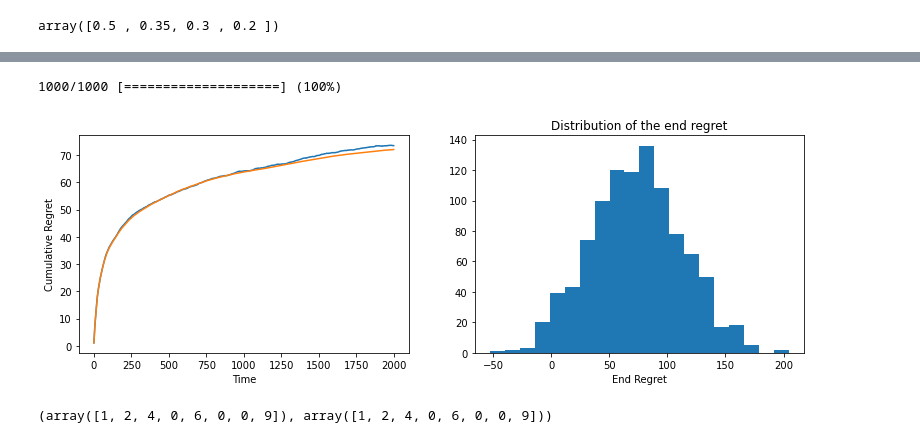
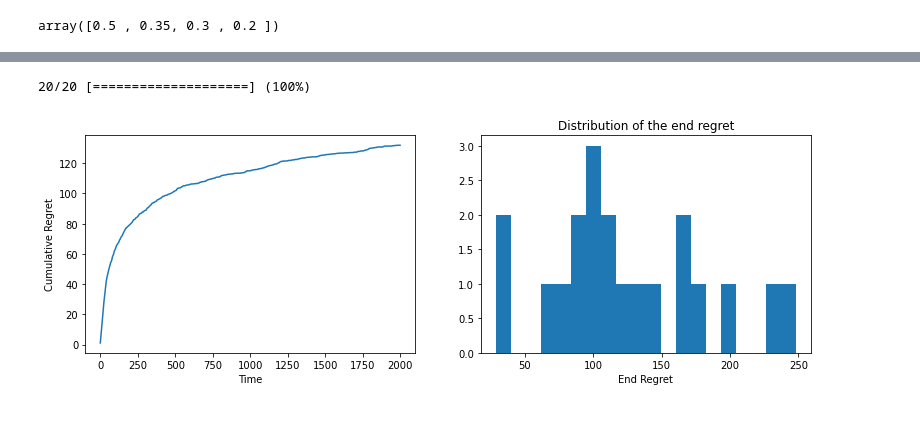
Before and after one commit to juliennonin/multiplayer-bandits, a Jupyter notebook: sandbox.ipynb, the cells around one changed output, grey strips where cells are left out. Drawn from its saved outputs; the diff is of its cells as text; code cells hidden in the pictures.

Commit message:
Run a strategy multiple times and compute regret

```diff
--- a/sandbox.ipynb
+++ b/sandbox.ipynb
@@ -25,51 +23,21 @@ NameError: name 'PlayerSelfish' is not defined
 time_horizon = 2000
 T = np.arange(1, time_horizon + 1)
 env = MultiplayerEnv(bandit, players, time_horizon)
-# %%
-N_exp = 1000
-avg_cum_reward = np.zeros(time_horizon)
-avg_nb_colliding_players = np.zeros((K, time_horizon))
-avg_nb_selections = np.zeros((K, time_horizon))
-end_regrets = np.zeros(N_exp)
-
-oracle_cum_reward = bandit.m_best_arms_means(M).sum() * T
-
-for i in range(N_exp):
-    env.clear()
-    env.run()
-    avg_cum_reward += env.cumulative_reward()
-    for k in range(K):
-        avg_nb_colliding_players[k] += env.cumulative_nb_of_colliding_players(k)
-        avg_nb_selections[k] += env.cumulative_nb_of_selections(k)
-    print_loading(i+1, N_exp)
-    end_regrets[i] = oracle_cum_reward[-1] - env.cumulative_reward()[-1]
-
-avg_cum_reward /= N_exp
-avg_nb_colliding_players /= N_exp
-avg_nb_selections /= N_exp
-
-# Compute the expected regret using the regret definition
-cum_regret = oracle_cum_reward - avg_cum_reward
-
-# Compute the expected regret using the regret decomposition formula
-gaps = (bandit.means - bandit.last_best_arm_mean(M))[:, np.newaxis]
-decomp_c = (bandit.means[:, np.newaxis] * avg_nb_colliding_players).sum(0)
-decomp_ab = np.where(gaps < 0,  - gaps * avg_nb_selections, gaps * (T - avg_nb_selections)).sum(0)
-cum_regret2 = decomp_ab + decomp_c
-# %% [output]
-1000/1000 [====================] (100%)
+# %%
+cum_regret, end_regrets = multiple_runs(env, N_exp=20)
+# %% [output]
+20/20 [====================] (100%)
 # %%
 plt.figure(figsize=(13, 4))
 plt.subplot(121)
 plt.plot(cum_regret)
-plt.plot(cum_regret2)
 plt.xlabel("Time")
 plt.ylabel("Cumulative Regret")
 
 plt.subplot(122)
 plt.hist(end_regrets, bins=20)
 plt.title("Distribution of the end regret")
 plt.xlabel("End Regret")
 plt.show()
 # %% [output]
-[figure, old version]
+[figure, new version]
@@ -87,6 +43,0 @@ rewards = sensing_infos * (~ collisions)
-# %%
- L = [1, 2, 4, 5, 6, 7, 8, 9]
- c = np.array([False, False, False, True, False, True, True, False])
- np.where(~c, L, 0), ~c * L
-# %% [output]
-(array([1, 2, 4, 0, 6, 0, 0, 9]), array([1, 2, 4, 0, 6, 0, 0, 9]))
```
Also changed, not shown: parts of 4 cells of this notebook, 1 other file.
